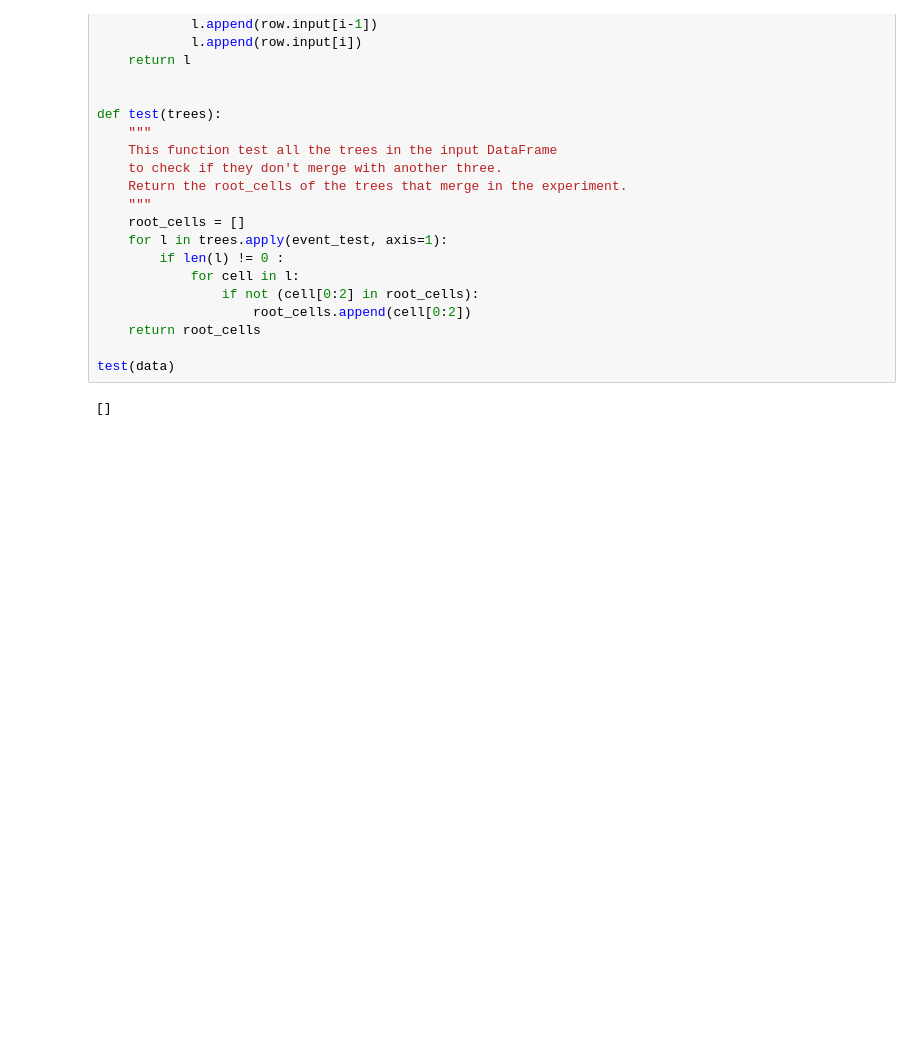
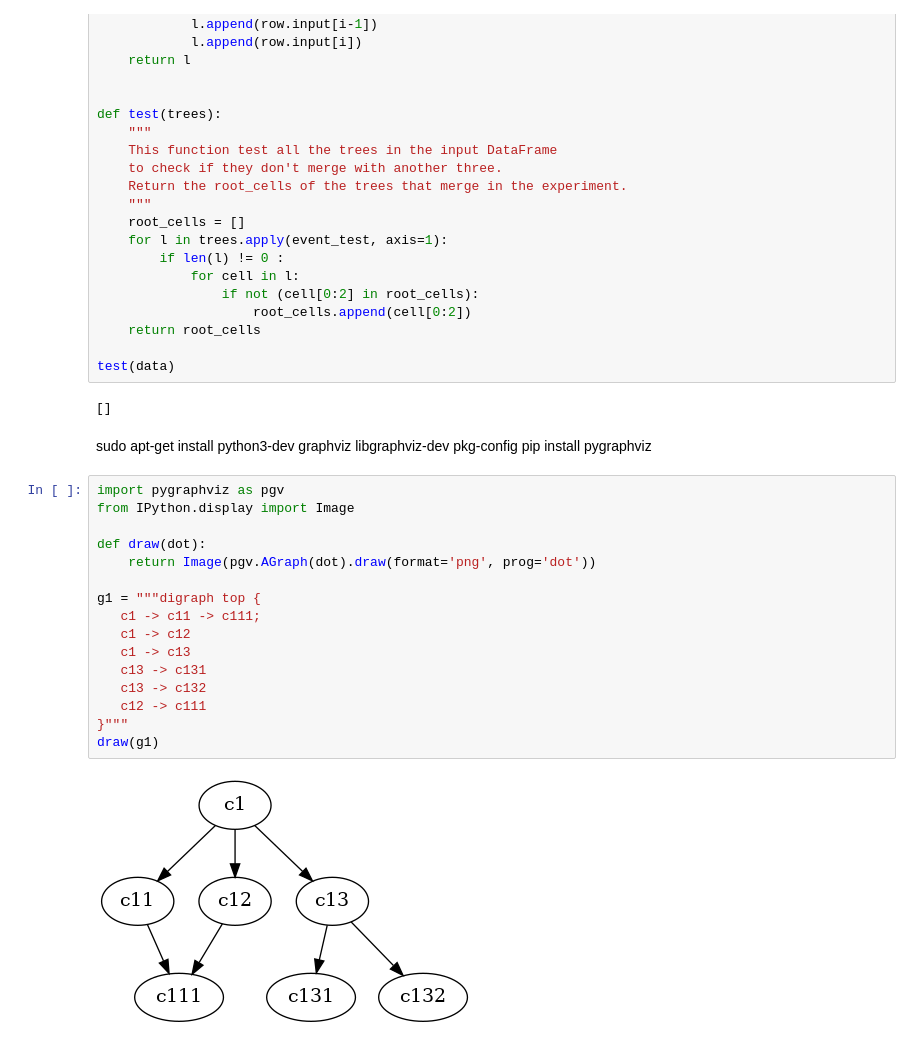
Before and after one commit to Valentin-Molina/ecn_radiobiology, a Jupyter notebook: notebook/Valentin_arbres.ipynb, the cells around one changed output. Cells and saved outputs as stored; diff of their text form; blank space fills up the shorter version.

Commit message:
testing graph with pygraphviz

```diff
--- a/notebook/Valentin_arbres.ipynb
+++ b/notebook/Valentin_arbres.ipynb
@@ -106,3 +106,24 @@ def test(trees):
 test(data)
 # %% [output]
 []
+# %% [markdown]
+sudo apt-get install python3-dev graphviz libgraphviz-dev pkg-config
+pip install pygraphviz
+# %%
+import pygraphviz as pgv
+from IPython.display import Image
+
+def draw(dot):
+    return Image(pgv.AGraph(dot).draw(format='png', prog='dot'))
+
+g1 = """digraph top {
+   c1 -> c11 -> c111;
+   c1 -> c12
+   c1 -> c13
+   c13 -> c131
+   c13 -> c132
+   c12 -> c111
+}"""
+draw(g1)
+# %% [output]
+[figure, added]
```
Also changed, not shown: parts of 1 cell of this notebook, 1 other file.
